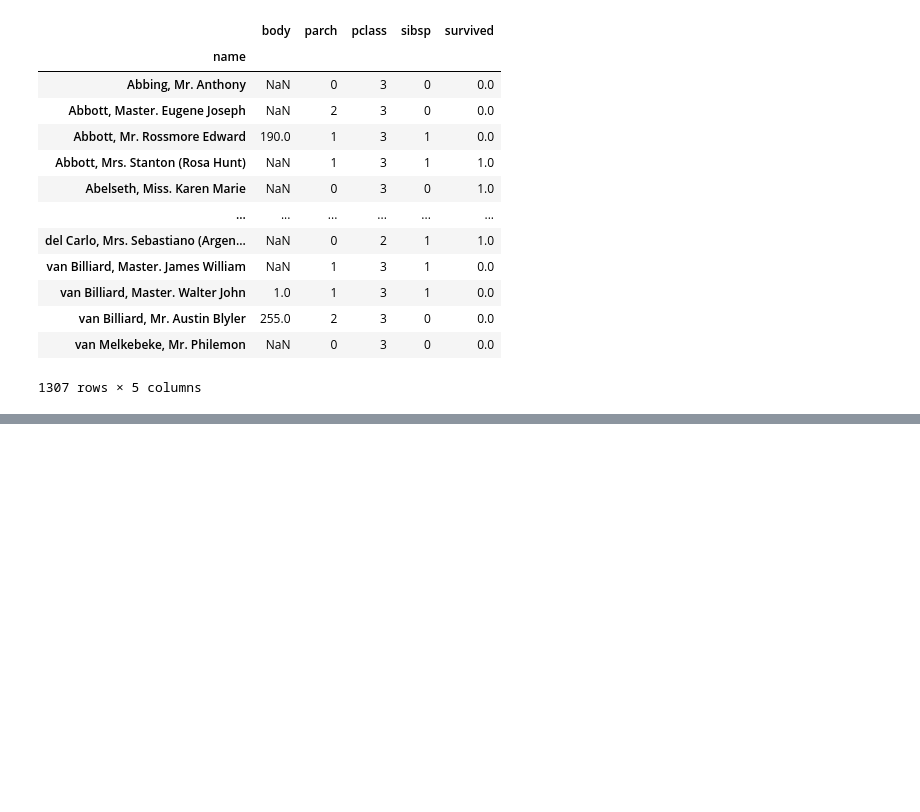
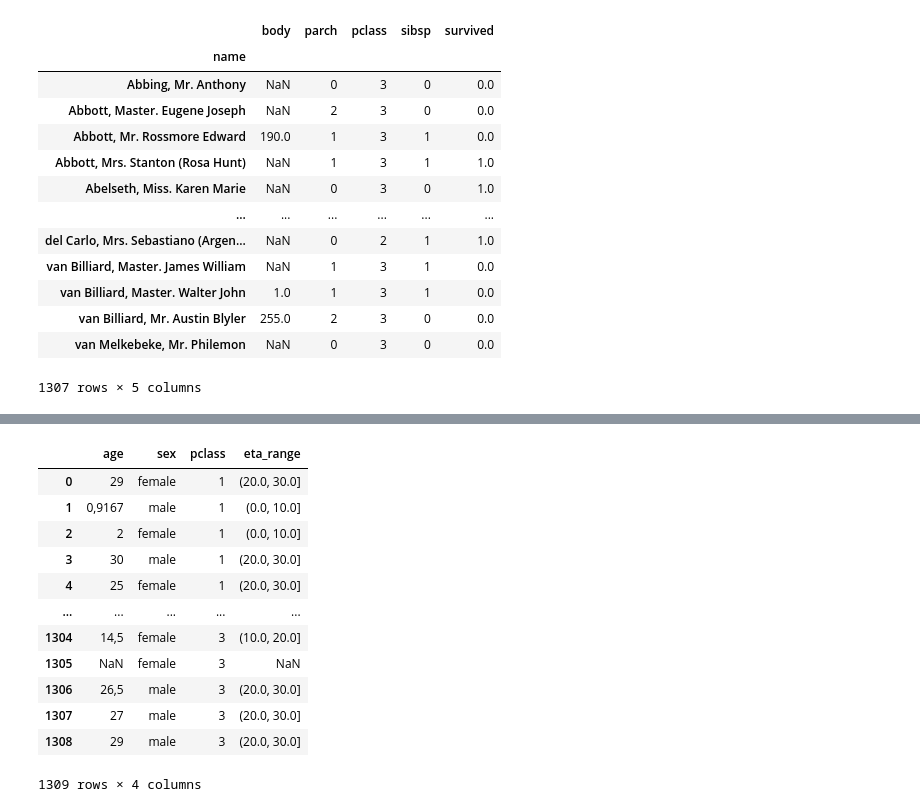
Before and after one commit to pg-88/IFOA_ML_AI, a Jupyter notebook: python/pandas_notebook.ipynb, the cells around one changed output, grey strips where cells are left out. Drawn from its saved outputs; the diff is of its cells as text; code cells hidden in the pictures; blank space fills up the shorter version.

```diff
--- a/python/pandas_notebook.ipynb
+++ b/python/pandas_notebook.ipynb
@@ -622,3 +618,10 @@ titanic_df.pivot_table(index="name")
 | van Billiard, Mr. Austin Blyler | 255.0 | 2 | 3 | 0 | 0.0 |
 | van Melkebeke, Mr. Philemon | NaN | 0 | 3 | 0 | 0.0 |
 1307 rows × 5 columns
+# %%
+titanic_df["sex"].astype('category')
+serie_eta = pd.Series(titanic_df['age']).str.replace(',', '.').astype('float')
+serie_eta_int = serie_eta.round(0)
+serie_eta_int.dropna().astype('int')
+titanic_df["eta_int"] = serie_eta_int
+titanic_df['eta_int'].value_counts().sort_index().iloc[-20:]
@@ -624,0 +646,17 @@ titanic_df.pivot_table(index="name")
+# %%
+titanic_df['eta_range'] = pd.cut(titanic_df['eta_int'], bins=[0, 10, 20, 30, 40, 50, 60, 100])
+titanic_df[['age','sex','pclass', 'eta_range']]
+# %% [output]
+|  | age | sex | pclass | eta_range |
+| 0 | 29 | female | 1 | (20.0, 30.0] |
+| 1 | 0,9167 | male | 1 | (0.0, 10.0] |
+| 2 | 2 | female | 1 | (0.0, 10.0] |
+| 3 | 30 | male | 1 | (20.0, 30.0] |
+| 4 | 25 | female | 1 | (20.0, 30.0] |
+| ... | ... | ... | ... | ... |
+| 1304 | 14,5 | female | 3 | (10.0, 20.0] |
+| 1305 | NaN | female | 3 | NaN |
+| 1306 | 26,5 | male | 3 | (20.0, 30.0] |
+| 1307 | 27 | male | 3 | (20.0, 30.0] |
+| 1308 | 29 | male | 3 | (20.0, 30.0] |
+1309 rows × 4 columns
```
Also changed, not shown: parts of 6 cells of this notebook, 3 other files.
